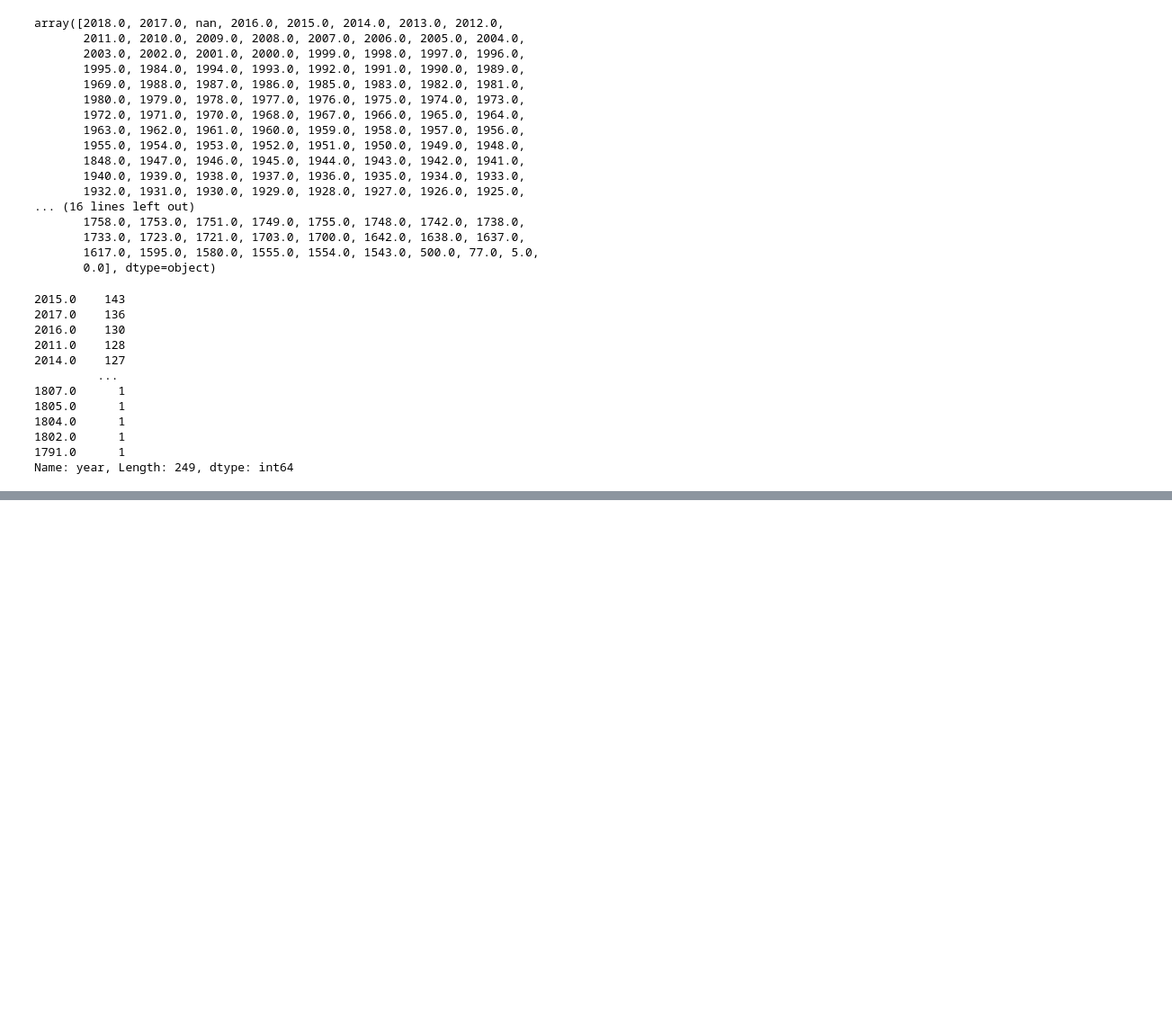
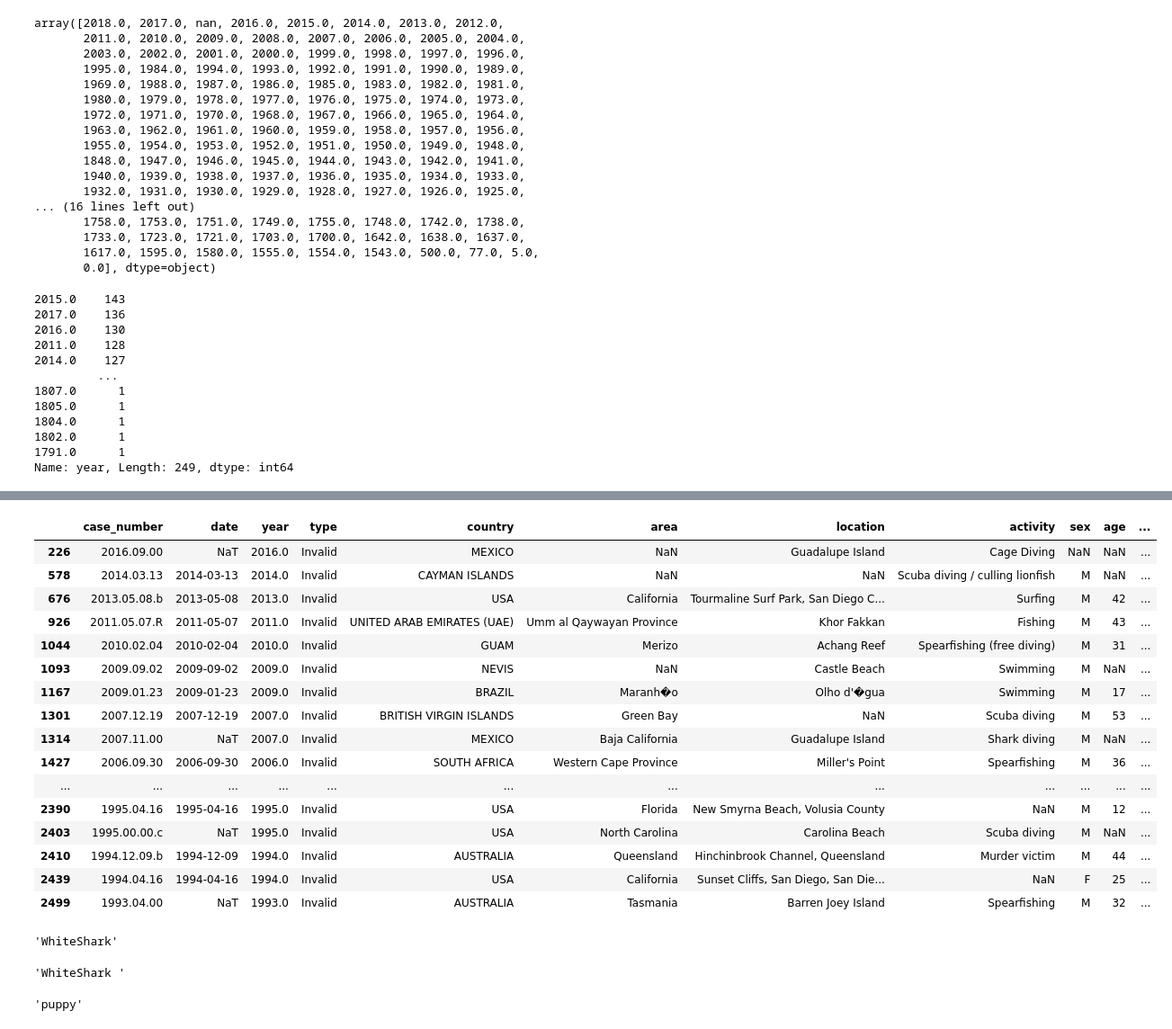
Before and after one commit to carlarbj/Shark_attack, a Jupyter notebook: Shark _attack_project.ipynb, the cells around one changed output, grey strips where cells are left out. Shown at 90% size. Cells and saved outputs as stored; diff of their text form; code cells hidden in the pictures; blank space fills up the shorter version.

```diff
--- a/Shark _attack_project.ipynb
+++ b/Shark _attack_project.ipynb
@@ -261,0 +309,7 @@ CS1
+# %%
+def change_date(name):
+    date1 = re.findall('\d{2}-\D{3}-\d+', name)
+    if len(date1)>0:
+        return date1[0]
+# %%
+cshark['date'] = cshark['date'].apply(change_date)
@@ -261,0 +322,2 @@ CS1
+# %%
+cshark['date'] = pd.to_datetime(cshark['date'])
@@ -261,0 +364,2 @@ CS1
+# %%
+cshark=cshark.drop(index=[4644])
@@ -261,0 +388,32 @@ CS1
+# %%
+cshark[cshark['species']=="Invalid"].head(30)
+# %% [output]
+|  | case_number | date | year | type | country | area | location | activity | sex | age | ... |
+| 226 | 2016.09.00 | NaT | 2016.0 | Invalid | MEXICO | NaN | Guadalupe Island | Cage Diving | NaN | NaN | ... |
+| 578 | 2014.03.13 | 2014-03-13 | 2014.0 | Invalid | CAYMAN ISLANDS | NaN | NaN | Scuba diving / culling lionfish | M | NaN | ... |
+| 676 | 2013.05.08.b | 2013-05-08 | 2013.0 | Invalid | USA | California | Tourmaline Surf Park, San Diego C... | Surfing | M | 42 | ... |
+| 926 | 2011.05.07.R | 2011-05-07 | 2011.0 | Invalid | UNITED ARAB EMIRATES (UAE) | Umm al Qaywayan Province | Khor Fakkan | Fishing | M | 43 | ... |
+| 1044 | 2010.02.04 | 2010-02-04 | 2010.0 | Invalid | GUAM | Merizo | Achang Reef | Spearfishing (free diving) | M | 31 | ... |
+| 1093 | 2009.09.02 | 2009-09-02 | 2009.0 | Invalid | NEVIS | NaN | Castle Beach | Swimming | M | NaN | ... |
+| 1167 | 2009.01.23 | 2009-01-23 | 2009.0 | Invalid | BRAZIL | Maranh�o | Olho d'�gua | Swimming | M | 17 | ... |
+| 1301 | 2007.12.19 | 2007-12-19 | 2007.0 | Invalid | BRITISH VIRGIN ISLANDS | Green Bay | NaN | Scuba diving | M | 53 | ... |
+| 1314 | 2007.11.00 | NaT | 2007.0 | Invalid | MEXICO | Baja California | Guadalupe Island | Shark diving | M | NaN | ... |
+| 1427 | 2006.09.30 | 2006-09-30 | 2006.0 | Invalid | SOUTH AFRICA | Western Cape Province | Miller's Point | Spearfishing | M | 36 | ... |
+| ... | ... | ... | ... | ... | ... | ... | ... | ... | ... | ... | ... |
+| 2390 | 1995.04.16 | 1995-04-16 | 1995.0 | Invalid | USA | Florida | New Smyrna Beach, Volusia County | NaN | M | 12 | ... |
+| 2403 | 1995.00.00.c | NaT | 1995.0 | Invalid | USA | North Carolina | Carolina Beach | Scuba diving | M | NaN | ... |
+| 2410 | 1994.12.09.b | 1994-12-09 | 1994.0 | Invalid | AUSTRALIA | Queensland | Hinchinbrook Channel, Queensland | Murder victim | M | 44 | ... |
+| 2439 | 1994.04.16 | 1994-04-16 | 1994.0 | Invalid | USA | California | Sunset Cliffs, San Diego, San Die... | NaN | F | 25 | ... |
+| 2499 | 1993.04.00 | NaT | 1993.0 | Invalid | AUSTRALIA | Tasmania | Barren Joey Island | Spearfishing | M | 32 | ... |
+# %%
+re.sub('.* ?[Ww]hite [Ss]hark.*', 'WhiteShark','a huge white shark said hello and invited the man to dinner.')
+# %% [output]
+'WhiteShark'
+# %%
+re.sub('.* [Ss]hark.*', 'puppy','WhiteShark ')
+# %% [output]
+'WhiteShark '
+# %%
+re.sub('.* ?[Ss]hark.*', 'puppy','White Shark ')
+# %% [output]
+'puppy'
```
Also changed, not shown: parts of 34 cells of this notebook.
